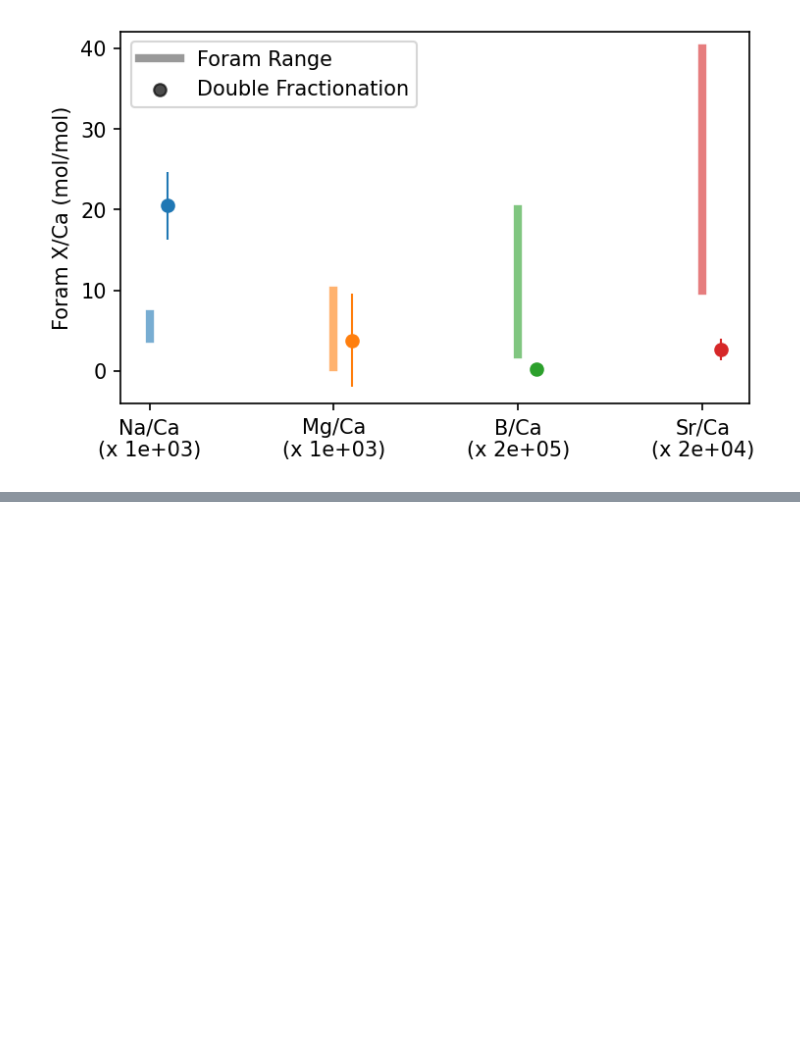
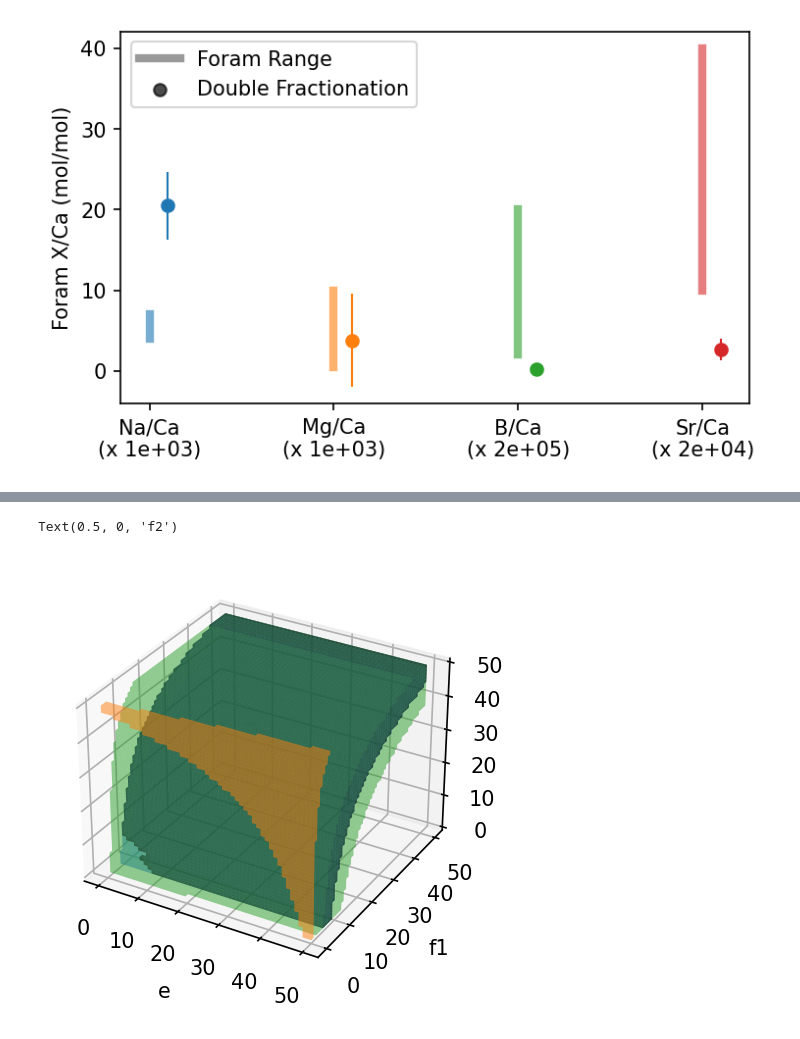
Before and after one commit to oscarbranson/supplementary, a Jupyter notebook: supplements/vaterite_geochem/04_double_fractionation.ipynb, the cells around one changed output, grey strips where cells are left out. Cells and saved outputs as stored; diff of their text form; code cells hidden in the pictures; blank space fills up the shorter version.

```diff
--- a/supplements/vaterite_geochem/04_double_fractionation.ipynb
+++ b/supplements/vaterite_geochem/04_double_fractionation.ipynb
@@ -195,0 +224,21 @@ def doublefrac_rayleigh(SW, DC, DV, e, f1=1, f2=1):
+# %%
+fig = plt.figure(constrained_layout=True)
+ax = fig.add_subplot(111, projection='3d')
+
+for c, el in zip(['C0','C1','C2'], els):
+    ind = viable[el]
+    ax.voxels(ind, alpha=0.3, facecolor=c)
+
+gind = np.sum(list(viable.values()), axis=0) >= 3
+ax.voxels(gind, alpha=0.3, facecolor='k');
+
+
+ax.set_xlabel('e')
+ax.set_ylabel('f1')
+ax.set_zlabel('f2')
+
+# ax.invert_xaxis()
+# ax.invert_yaxis()
+# %% [output]
+Text(0.5, 0, 'f2')
+[figure, added]
```
Also changed, not shown: parts of 4 cells of this notebook.
